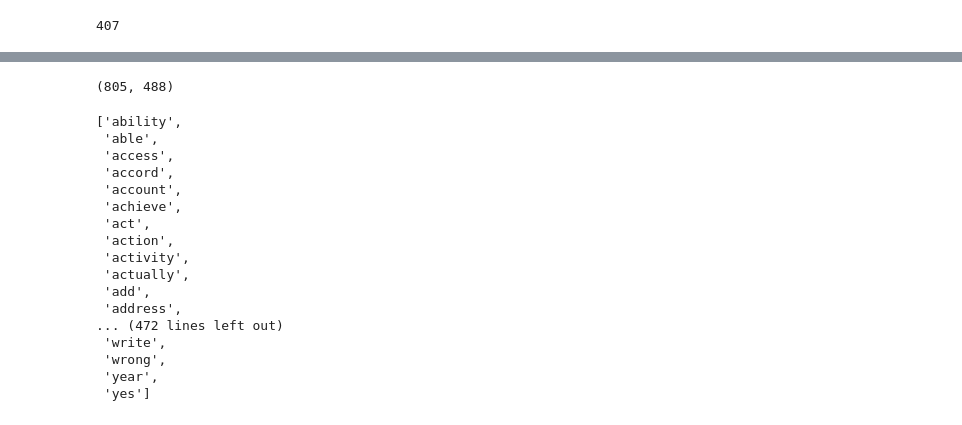
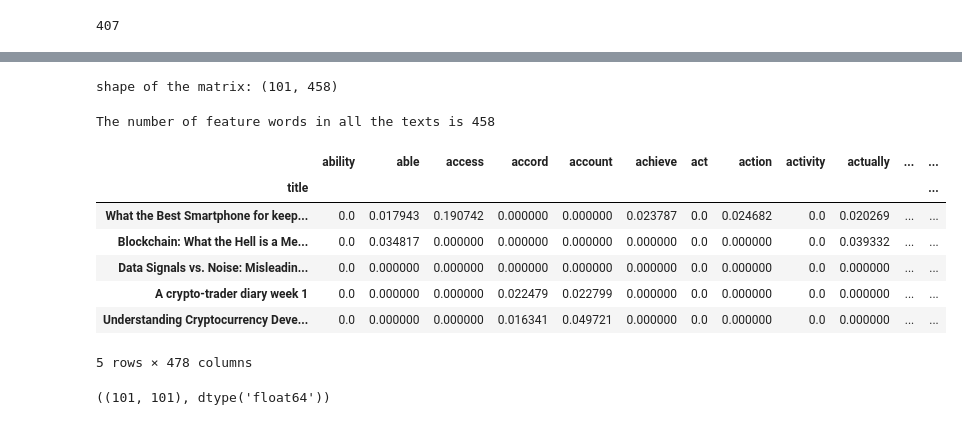
Before and after one commit to Mrueda1992/ironhack_finalproject, a Jupyter notebook: nlp_preprocessing.ipynb, the cells around one changed output, grey strips where cells are left out. Drawn from its saved outputs; the diff is of its cells as text; code cells hidden in the pictures.

```diff
--- a/nlp_preprocessing.ipynb
+++ b/nlp_preprocessing.ipynb
@@ -52,6 +67,8 @@ def words_tokenizer(text):
     filtered_tokens = []
     for word in tokens:
         lemma = word.lemma_.lower().strip()
-        if lemma not in STOP_WORDS and re.search ('^[a-zA-Z]', lemma):
+        if lemma not in STOP_WORDS and re.search ('^[a-zA-Z]+$', lemma):
+            if lemma.endswith('ly'):
+                continue
             filtered_tokens.append(lemma)
-    return filtered_tokens
+    return list(set(filtered_tokens))
@@ -80,8 +97,8 @@ from sklearn.feature_extraction.text import TfidfVectorizer
 # %%
 #vectorization of token words and document-term matrix creation.
 
-tfidf_vectorizer = TfidfVectorizer(min_df= 0.15, tokenizer=words_tokenizer)
-terms_matrix = tfidf_vectorizer.fit_transform(file.text)
-terms_matrix.shape
+tfidf_vectorizer = TfidfVectorizer(min_df=0.15, max_df= 0.9, tokenizer=words_tokenizer)
+terms_matrix = tfidf_vectorizer.fit_transform(file_unique_urls.text)
+print("shape of the matrix:", terms_matrix.shape)
 # %% [output]
-(805, 488)
+shape of the matrix: (101, 458)
@@ -92,21 +104,0 @@ from sklearn.decomposition import TruncatedSVD
-# %%
-terms = tfidf_vectorizer.get_feature_names()
-terms
-# %% [output]
-['ability',
- 'able',
- 'access',
- 'accord',
- 'account',
- 'achieve',
- 'act',
- 'action',
- 'activity',
- 'actually',
- 'add',
- 'address',
-... (472 lines left out)
- 'write',
- 'wrong',
- 'year',
- 'yes']
@@ -114,0 +105,25 @@ i
+# %%
+#Feature words in docs
+
+terms = tfidf_vectorizer.get_feature_names()
+print("The number of feature words in all the texts is", len(terms))
+# %% [output]
+The number of feature words in all the texts is 458
+# %%
+#Density matrix
+
+doc_term_matrix = terms_matrix.todense()
+# %%
+#create dataframe
+
+df_words = pd.DataFrame(doc_term_matrix, columns=terms, index=file_unique_urls.title)
+df_words.head()
+# %% [output]
+|  | ability | able | access | accord | account | achieve | act | action | activity | actually | ... | ... |
+| title |  |  |  |  |  |  |  |  |  |  |  | ... |
+| What the Best Smartphone for keep... | 0.0 | 0.017943 | 0.190742 | 0.000000 | 0.000000 | 0.023787 | 0.0 | 0.024682 | 0.0 | 0.020269 | ... | ... |
+| Blockchain: What the Hell is a Me... | 0.0 | 0.034817 | 0.000000 | 0.000000 | 0.000000 | 0.000000 | 0.0 | 0.000000 | 0.0 | 0.039332 | ... | ... |
+| Data Signals vs. Noise: Misleadin... | 0.0 | 0.000000 | 0.000000 | 0.000000 | 0.000000 | 0.000000 | 0.0 | 0.000000 | 0.0 | 0.000000 | ... | ... |
+| A crypto-trader diary week 1 | 0.0 | 0.000000 | 0.000000 | 0.022479 | 0.022799 | 0.000000 | 0.0 | 0.000000 | 0.0 | 0.000000 | ... | ... |
+| Understanding Cryptocurrency Deve... | 0.0 | 0.000000 | 0.000000 | 0.016341 | 0.049721 | 0.000000 | 0.0 | 0.000000 | 0.0 | 0.000000 | ... | ... |
+5 rows × 478 columns
@@ -114,0 +136,4 @@ i
+# %%
+dist.shape, dist.dtype
+# %% [output]
+((101, 101), dtype('float64'))
```
Also changed, not shown: parts of 12 cells of this notebook, 1 other file.
